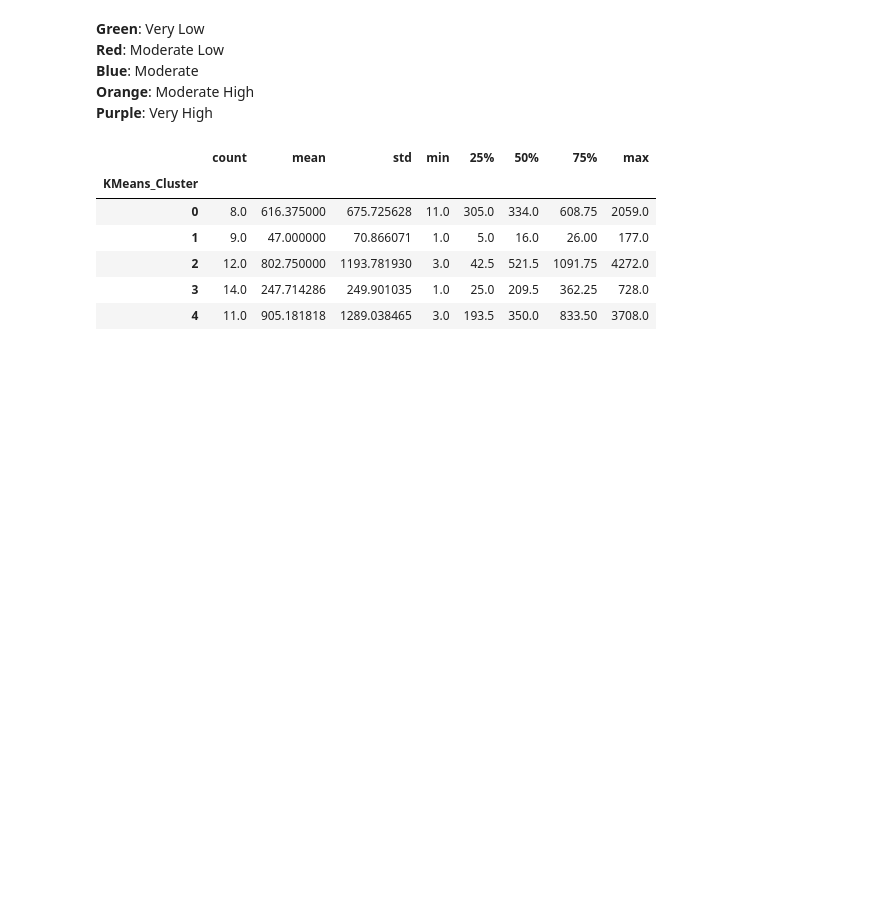
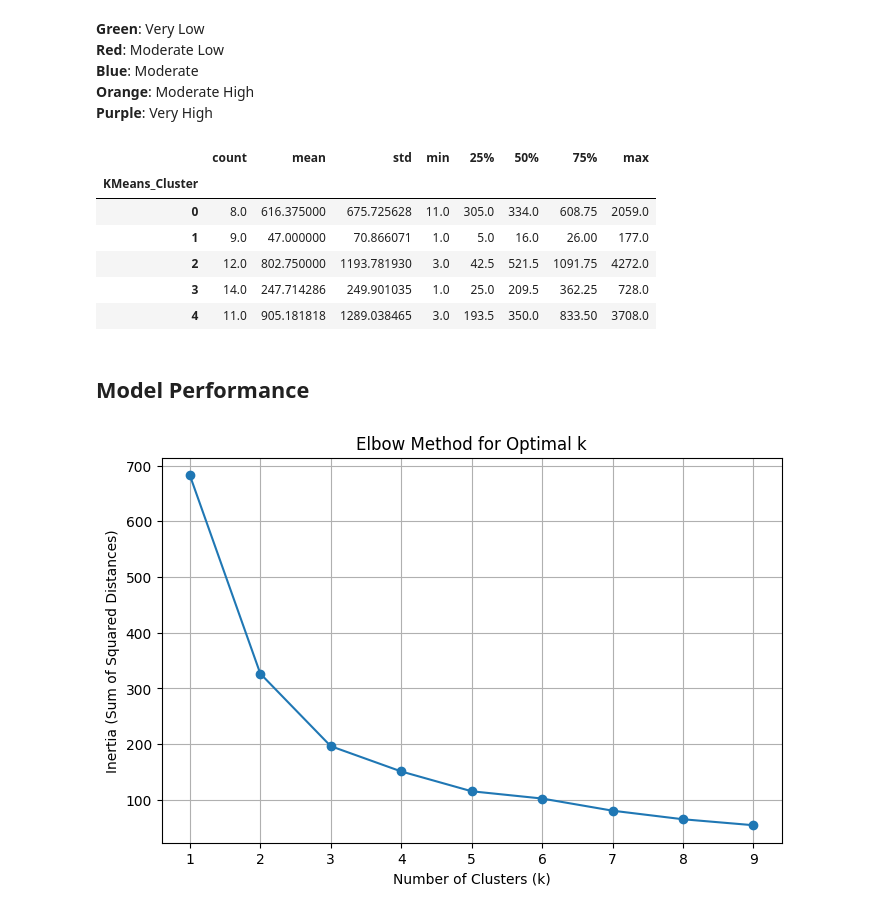
Before and after one commit to youssefabdelwahab/NYC_Shootings_Analysis, a Jupyter notebook: NYC_Shooting_Analysis.ipynb, the cells around one changed output. Drawn from its saved outputs; the diff is of its cells as text; code cells hidden in the pictures; blank space fills up the shorter version.

Commit message:
added performence metrics for kmeans

```diff
--- a/NYC_Shooting_Analysis.ipynb
+++ b/NYC_Shooting_Analysis.ipynb
@@ -753,3 +760,26 @@ grid_counts.groupby('KMeans_Cluster')['Shooting_Count'].describe()
 | 2 | 12.0 | 802.750000 | 1193.781930 | 3.0 | 42.5 | 521.5 | 1091.75 | 4272.0 |
 | 3 | 14.0 | 247.714286 | 249.901035 | 1.0 | 25.0 | 209.5 | 362.25 | 728.0 |
 | 4 | 11.0 | 905.181818 | 1289.038465 | 3.0 | 193.5 | 350.0 | 833.50 | 3708.0 |
+# %% [markdown]
+## Model Performance
+# %%
+import matplotlib.pyplot as plt
+from sklearn.cluster import KMeans
+
+inertia = []
+cluster_range = range(1, 10)
+
+for k in cluster_range:
+    kmeans = KMeans(n_clusters=k, random_state=42)
+    kmeans.fit(grid_counts[['Lat_bin', 'Lon_bin']])
+    inertia.append(kmeans.inertia_)
+
+plt.figure(figsize=(8, 5))
+plt.plot(cluster_range, inertia, marker="o")
+plt.xlabel("Number of Clusters (k)")
+plt.ylabel("Inertia (Sum of Squared Distances)")
+plt.title("Elbow Method for Optimal k")
+plt.grid()
+plt.show()
+# %% [output]
+[figure, added]
```
Also changed, not shown: parts of 1 cell of this notebook.
